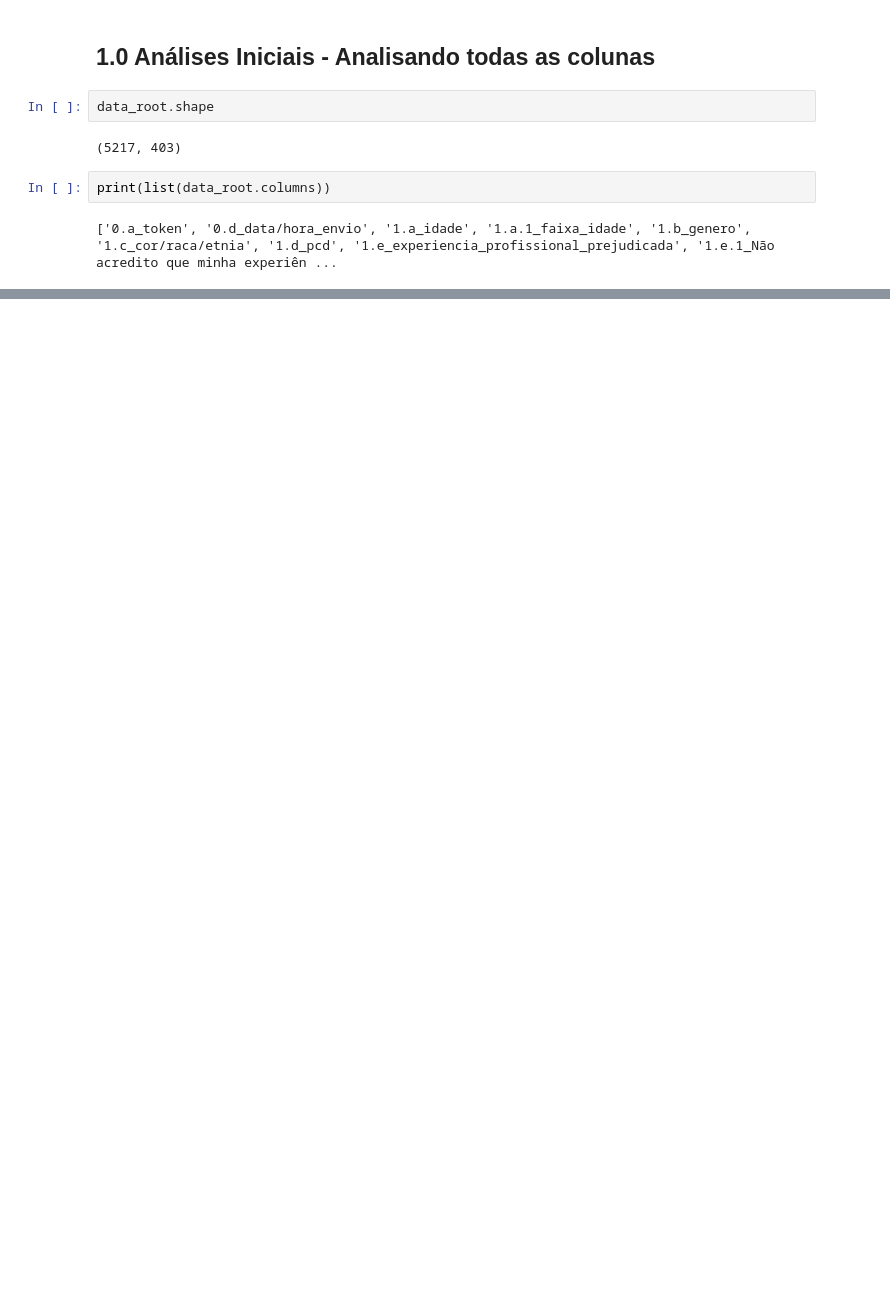
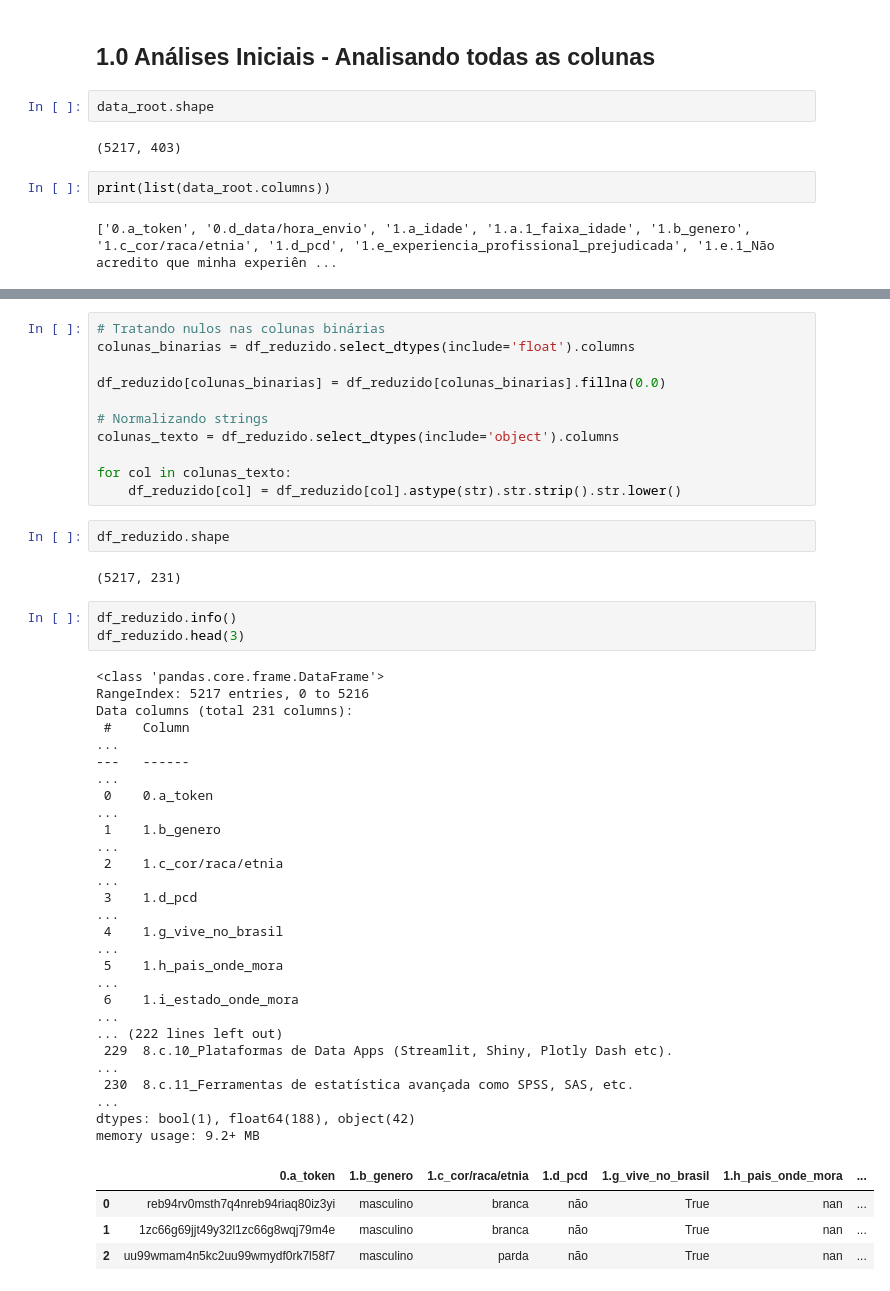
Before and after one commit to LuiMagno/Projeto-StateofData, a Jupyter notebook: notebooks/lui_notebook.ipynb, the cells around one changed output, grey strips where cells are left out. Cells and saved outputs as stored; diff of their text form; blank space fills up the shorter version.

```diff
--- a/notebooks/lui_notebook.ipynb
+++ b/notebooks/lui_notebook.ipynb
@@ -128,0 +195,40 @@ Os dados são separados em grupos por número (de 1 a 8) e em subgrupos por letr
+# %%
+# Tratando nulos nas colunas binárias
+colunas_binarias = df_reduzido.select_dtypes(include='float').columns
+
+df_reduzido[colunas_binarias] = df_reduzido[colunas_binarias].fillna(0.0)
+
+# Normalizando strings
+colunas_texto = df_reduzido.select_dtypes(include='object').columns
+
+for col in colunas_texto:
+    df_reduzido[col] = df_reduzido[col].astype(str).str.strip().str.lower()
+# %%
+df_reduzido.shape
+# %% [output]
+(5217, 231)
+# %%
+df_reduzido.info()
+df_reduzido.head(3)
+# %% [output]
+<class 'pandas.core.frame.DataFrame'>
+RangeIndex: 5217 entries, 0 to 5216
+Data columns (total 231 columns):
+ #    Column                                                                                                                                                                                             ...
+---   ------                                                                                                                                                                                             ...
+ 0    0.a_token                                                                                                                                                                                          ...
+ 1    1.b_genero                                                                                                                                                                                         ...
+ 2    1.c_cor/raca/etnia                                                                                                                                                                                 ...
+ 3    1.d_pcd                                                                                                                                                                                            ...
+ 4    1.g_vive_no_brasil                                                                                                                                                                                 ...
+ 5    1.h_pais_onde_mora                                                                                                                                                                                 ...
+ 6    1.i_estado_onde_mora                                                                                                                                                                               ...
+... (222 lines left out)
+ 229  8.c.10_Plataformas de Data Apps (Streamlit, Shiny, Plotly Dash etc).                                                                                                                               ...
+ 230  8.c.11_Ferramentas de estatística avançada como SPSS, SAS, etc.                                                                                                                                    ...
+dtypes: bool(1), float64(188), object(42)
+memory usage: 9.2+ MB
+|  | 0.a_token | 1.b_genero | 1.c_cor/raca/etnia | 1.d_pcd | 1.g_vive_no_brasil | 1.h_pais_onde_mora | ... |
+| 0 | reb94rv0msth7q4nreb94riaq80iz3yi | masculino | branca | não | True | nan | ... |
+| 1 | 1zc66g69jjt49y32l1zc66g8wqj79m4e | masculino | branca | não | True | nan | ... |
+| 2 | uu99wmam4n5kc2uu99wmydf0rk7l58f7 | masculino | parda | não | True | nan | ... |
```
Also changed, not shown: parts of 10 cells of this notebook.
